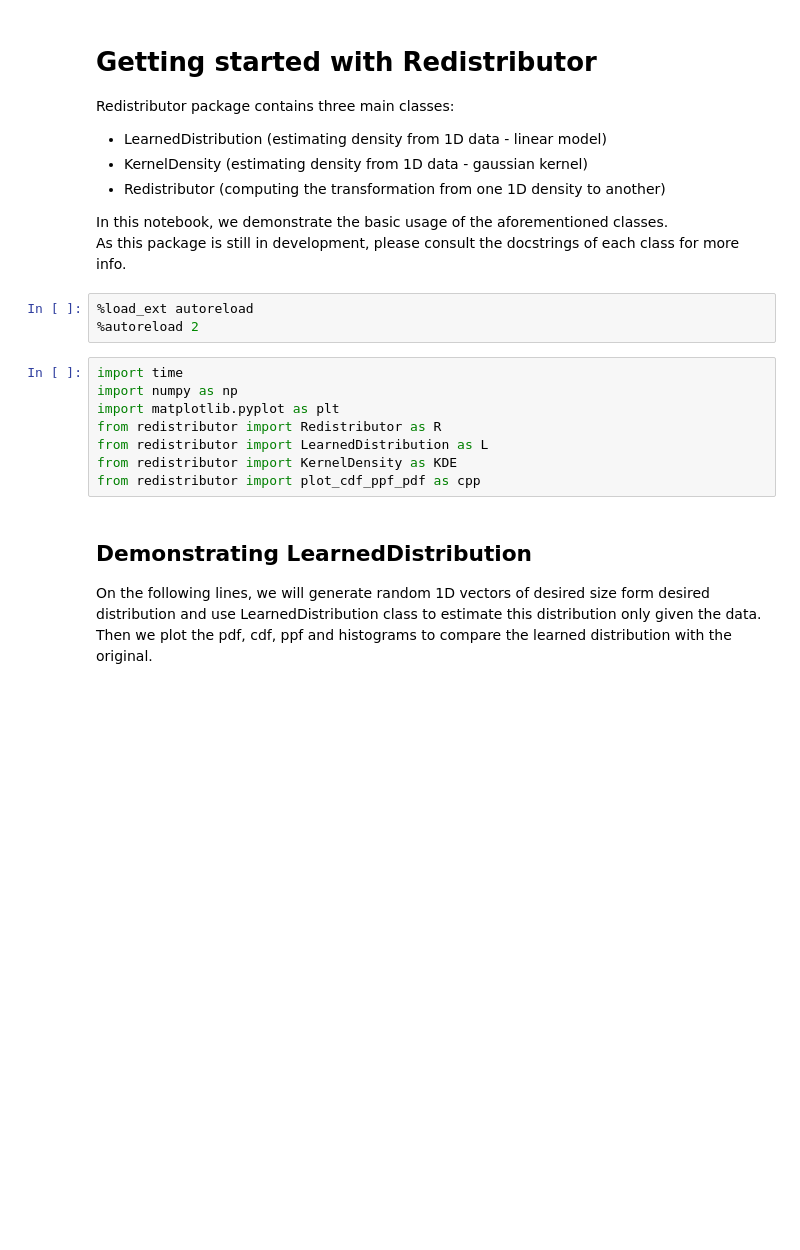
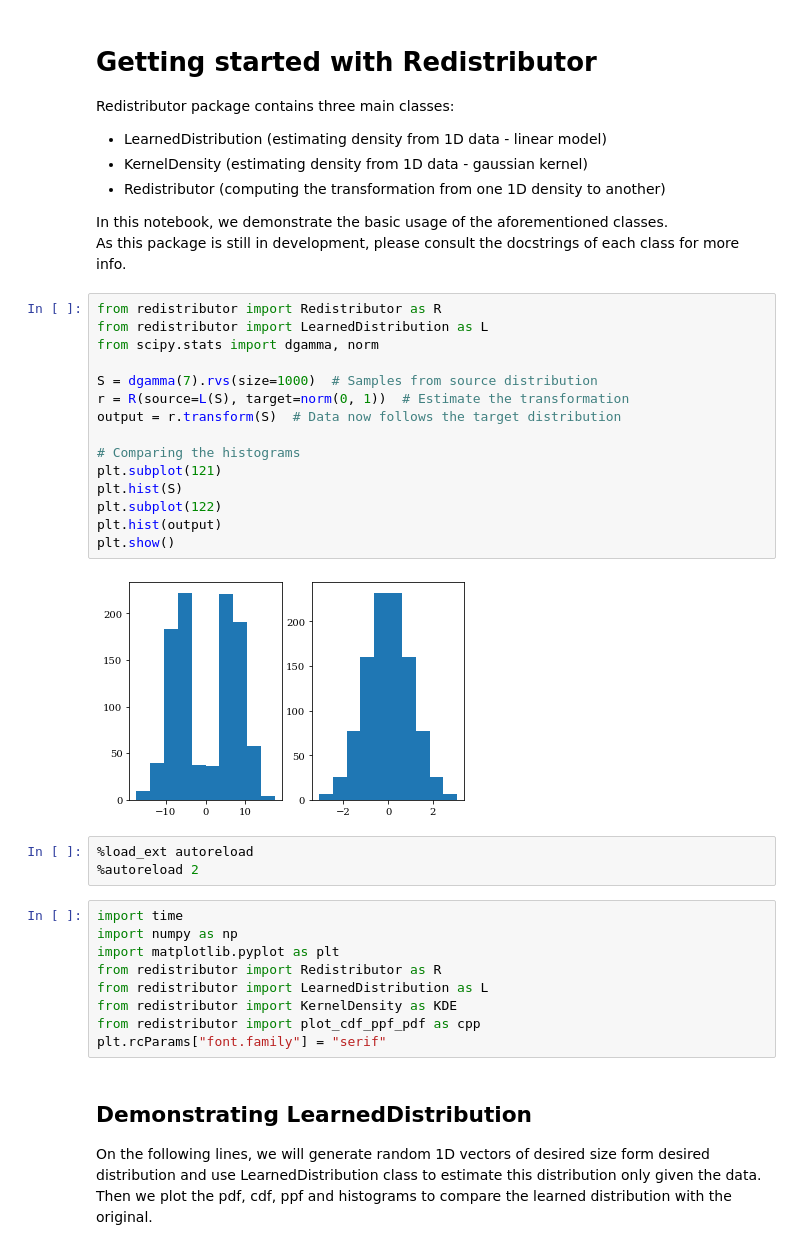
Before and after one commit to paloha/redistributor, a Jupyter notebook: examples.ipynb, the cells around one changed output. Drawn from its saved outputs; the diff is of its cells as text; blank space fills up the shorter version.

```diff
--- a/examples.ipynb
+++ b/examples.ipynb
@@ -9,6 +9,23 @@ Redistributor package contains three main classes:
 
 In this notebook, we demonstrate the basic usage of the aforementioned classes. \
 As this package is still in development, please consult the docstrings of each class for more info.
+# %%
+from redistributor import Redistributor as R
+from redistributor import LearnedDistribution as L
+from scipy.stats import dgamma, norm
+
+S = dgamma(7).rvs(size=1000)  # Samples from source distribution
+r = R(source=L(S), target=norm(0, 1))  # Estimate the transformation
+output = r.transform(S)  # Data now follows the target distribution
+
+# Comparing the histograms
+plt.subplot(121)
+plt.hist(S)
+plt.subplot(122)
+plt.hist(output)
+plt.show()
+# %% [output]
+[figure, added]
 # %%
 %load_ext autoreload
 %autoreload 2
@@ -20,6 +37,7 @@ from redistributor import Redistributor as R
 from redistributor import LearnedDistribution as L
 from redistributor import KernelDensity as KDE
 from redistributor import plot_cdf_ppf_pdf as cpp
+plt.rcParams["font.family"] = "serif"
 # %% [markdown]
 ## Demonstrating LearnedDistribution
 
```
Also changed, not shown: parts of 4 cells of this notebook, 4 other files.
